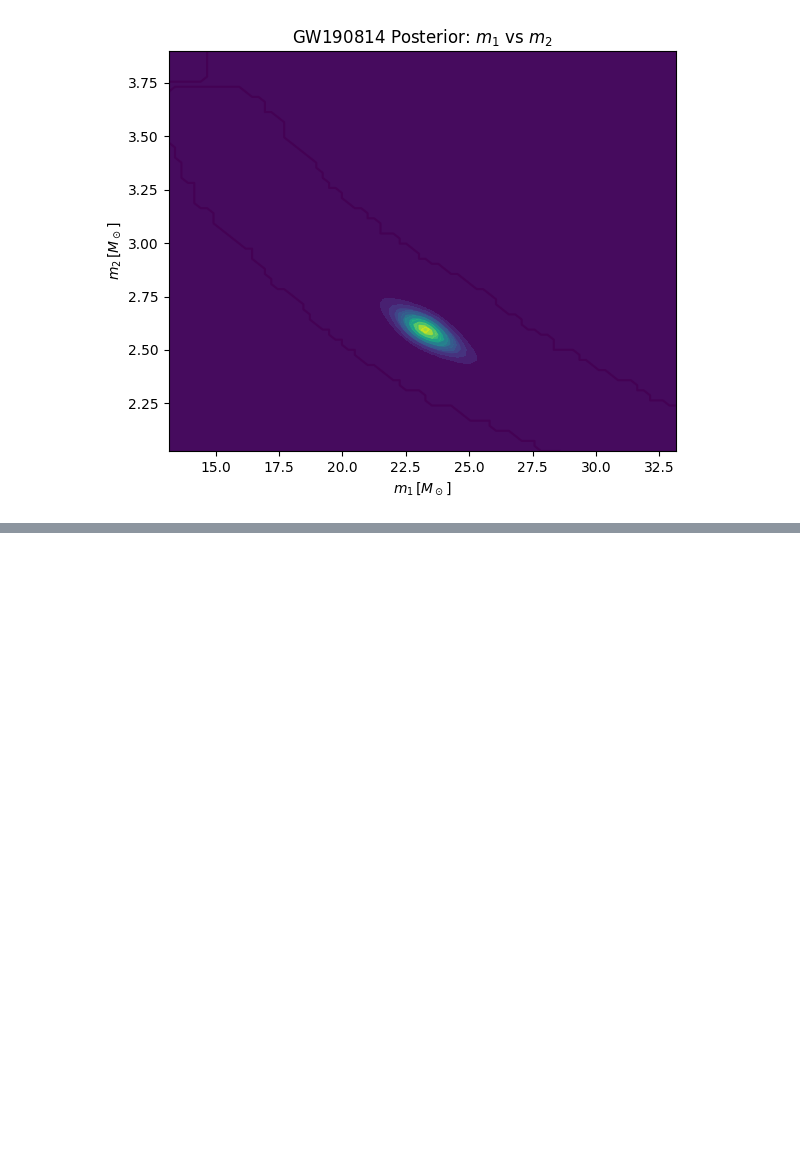
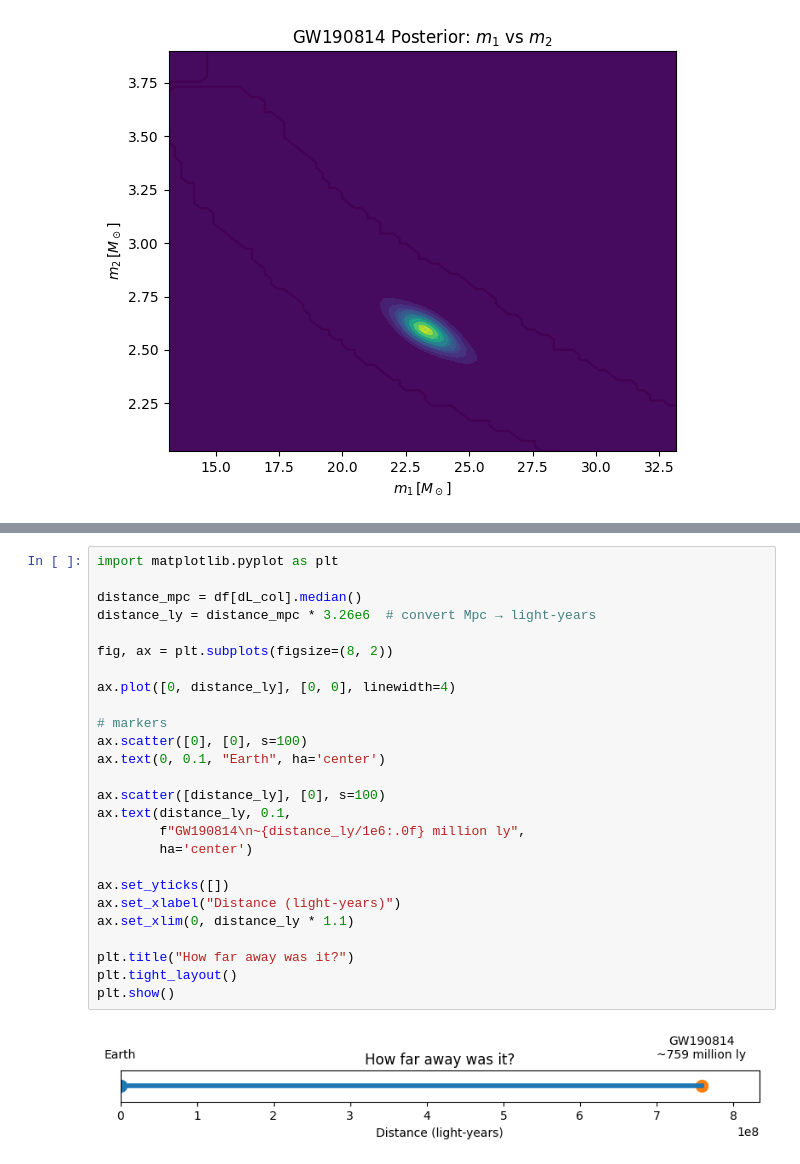
Before and after one commit to saatour/GW170817, a Jupyter notebook: GW190814_Posterior_plots.ipynb, the cells around one changed output, grey strips where cells are left out. Drawn from its saved outputs; the diff is of its cells as text; blank space fills up the shorter version.

```diff
--- a/GW190814_Posterior_plots.ipynb
+++ b/GW190814_Posterior_plots.ipynb
@@ -393,0 +552,28 @@ plt.show()
+# %%
+import matplotlib.pyplot as plt
+
+distance_mpc = df[dL_col].median()
+distance_ly = distance_mpc * 3.26e6  # convert Mpc → light-years
+
+fig, ax = plt.subplots(figsize=(8, 2))
+
+ax.plot([0, distance_ly], [0, 0], linewidth=4)
+
+# markers
+ax.scatter([0], [0], s=100)
+ax.text(0, 0.1, "Earth", ha='center')
+
+ax.scatter([distance_ly], [0], s=100)
+ax.text(distance_ly, 0.1,
+        f"GW190814\n~{distance_ly/1e6:.0f} million ly",
+        ha='center')
+
+ax.set_yticks([])
+ax.set_xlabel("Distance (light-years)")
+ax.set_xlim(0, distance_ly * 1.1)
+
+plt.title("How far away was it?")
+plt.tight_layout()
+plt.show()
+# %% [output]
+[figure, added]
```
Also changed, not shown: parts of 32 cells of this notebook.
